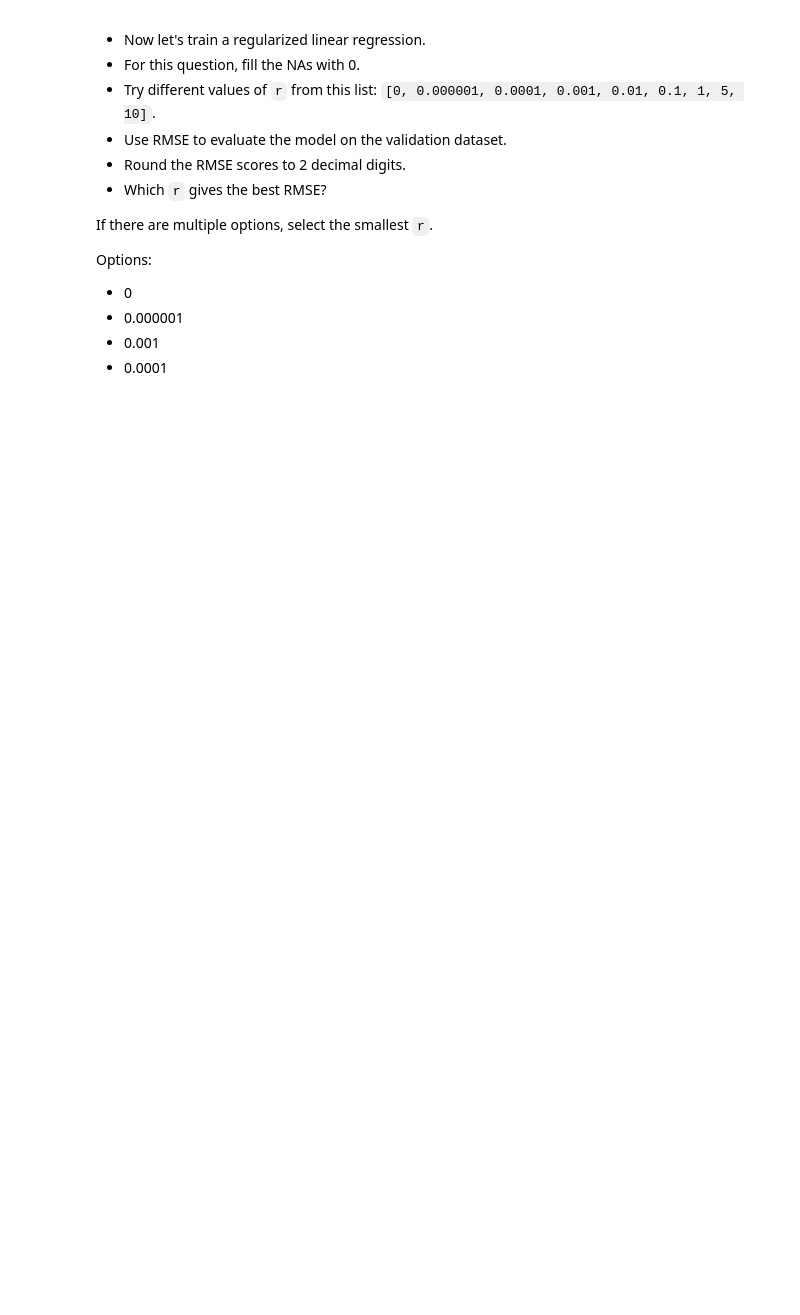
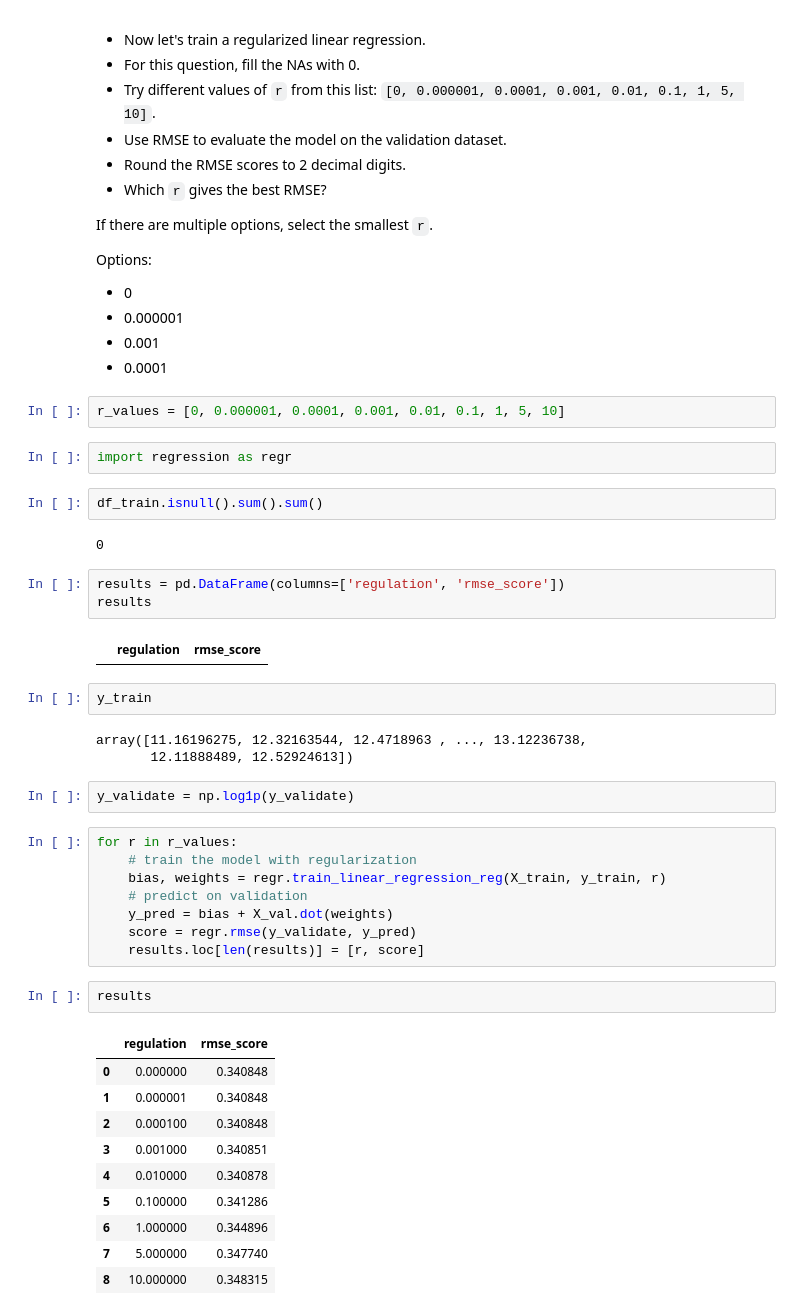
Before and after one commit to nadia-paz/ML-Zoomcamp, a Jupyter notebook: week2/homework_2.ipynb, the cells around one changed output. Saved outputs shown, nothing was run; the diff lists cells and outputs as text; blank space fills up the shorter version.

```diff
--- a/week2/homework_2.ipynb
+++ b/week2/homework_2.ipynb
@@ -408,3 +408,44 @@ Options:
 - 0.000001
 - 0.001
 - 0.0001
+# %%
+r_values = [0, 0.000001, 0.0001, 0.001, 0.01, 0.1, 1, 5, 10]
+# %%
+import regression as regr
+# %%
+df_train.isnull().sum().sum()
+# %% [output]
+0
+# %%
+results = pd.DataFrame(columns=['regulation', 'rmse_score'])
+results
+# %% [output]
+|  | regulation | rmse_score |
+# %%
+y_train
+# %% [output]
+array([11.16196275, 12.32163544, 12.4718963 , ..., 13.12236738,
+       12.11888489, 12.52924613])
+# %%
+y_validate = np.log1p(y_validate)
+# %%
+for r in r_values:
+    # train the model with regularization
+    bias, weights = regr.train_linear_regression_reg(X_train, y_train, r)
+    # predict on validation
+    y_pred = bias + X_val.dot(weights)
+    score = regr.rmse(y_validate, y_pred)
+    results.loc[len(results)] = [r, score]
+# %%
+results
+# %% [output]
+|  | regulation | rmse_score |
+| 0 | 0.000000 | 0.340848 |
+| 1 | 0.000001 | 0.340848 |
+| 2 | 0.000100 | 0.340848 |
+| 3 | 0.001000 | 0.340851 |
+| 4 | 0.010000 | 0.340878 |
+| 5 | 0.100000 | 0.341286 |
+| 6 | 1.000000 | 0.344896 |
+| 7 | 5.000000 | 0.347740 |
+| 8 | 10.000000 | 0.348315 |
```
Also changed, not shown: parts of 14 cells of this notebook.
